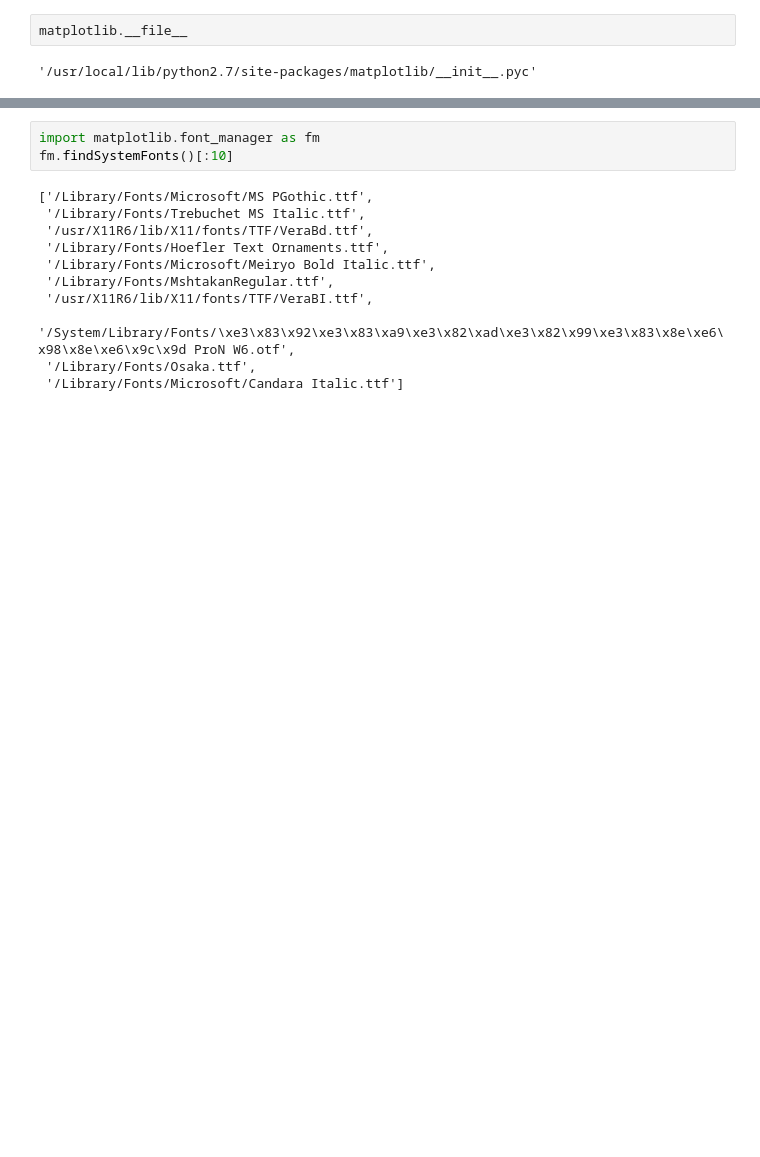
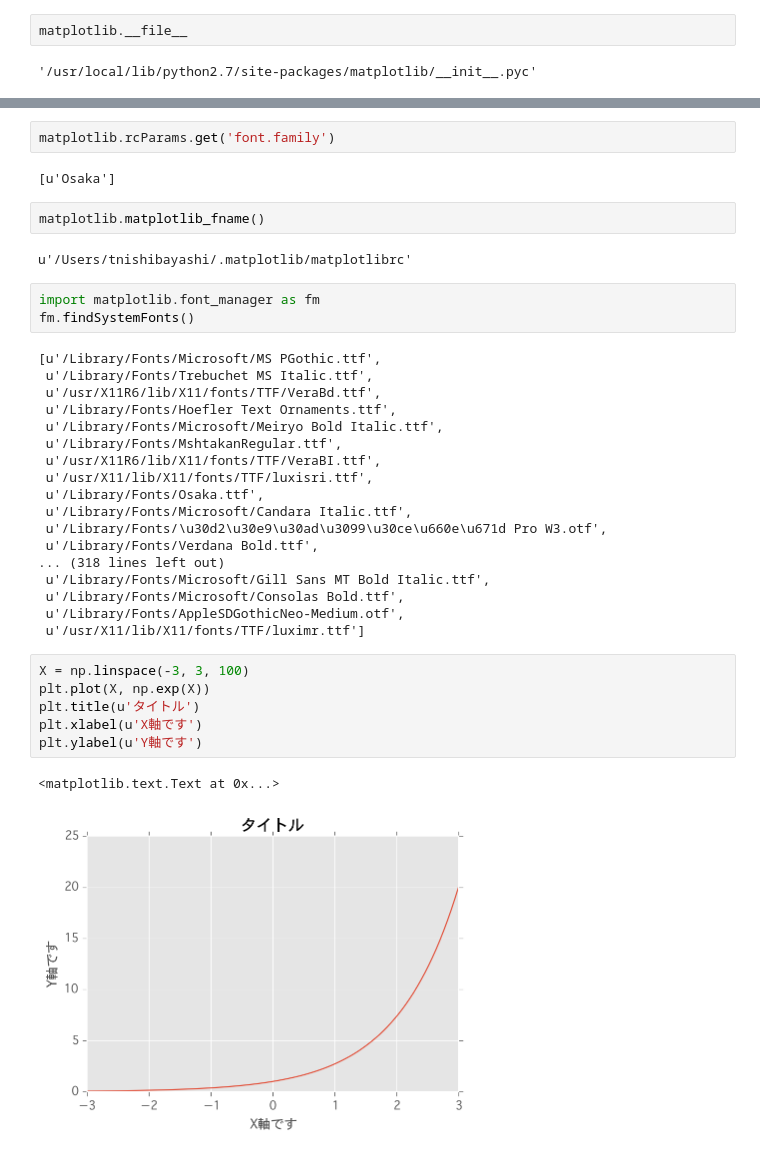
Before and after one commit to hagino3000/ipython-notebook-starter, a Jupyter notebook: notebook_root/Check matplotlib.ipynb, the cells around one changed output, grey strips where cells are left out. Drawn from its saved outputs; the diff is of its cells as text; blank space fills up the shorter version.

```diff
--- a/notebook_root/Check matplotlib.ipynb
+++ b/notebook_root/Check matplotlib.ipynb
@@ -19,14 +19,38 @@ matplotlib.matplotlib_fname()
+# %%
+matplotlib.rcParams.get('font.family')
+# %% [output]
+[u'Osaka']
+# %%
+matplotlib.matplotlib_fname()
+# %% [output]
+u'/Users/tnishibayashi/.matplotlib/matplotlibrc'
 # %%
 import matplotlib.font_manager as fm
-fm.findSystemFonts()[:10]
+fm.findSystemFonts()
 # %% [output]
-['/Library/Fonts/Microsoft/MS PGothic.ttf',
- '/Library/Fonts/Trebuchet MS Italic.ttf',
- '/usr/X11R6/lib/X11/fonts/TTF/VeraBd.ttf',
- '/Library/Fonts/Hoefler Text Ornaments.ttf',
- '/Library/Fonts/Microsoft/Meiryo Bold Italic.ttf',
- '/Library/Fonts/MshtakanRegular.ttf',
- '/usr/X11R6/lib/X11/fonts/TTF/VeraBI.ttf',
- '/System/Library/Fonts/\xe3\x83\x92\xe3\x83\xa9\xe3\x82\xad\xe3\x82\x99\xe3\x83\x8e\xe6\x98\x8e\xe6\x9c\x9d ProN W6.otf',
- '/Library/Fonts/Osaka.ttf',
- '/Library/Fonts/Microsoft/Candara Italic.ttf']
+[u'/Library/Fonts/Microsoft/MS PGothic.ttf',
+ u'/Library/Fonts/Trebuchet MS Italic.ttf',
+ u'/usr/X11R6/lib/X11/fonts/TTF/VeraBd.ttf',
+ u'/Library/Fonts/Hoefler Text Ornaments.ttf',
+ u'/Library/Fonts/Microsoft/Meiryo Bold Italic.ttf',
+ u'/Library/Fonts/MshtakanRegular.ttf',
+ u'/usr/X11R6/lib/X11/fonts/TTF/VeraBI.ttf',
+ u'/usr/X11/lib/X11/fonts/TTF/luxisri.ttf',
+ u'/Library/Fonts/Osaka.ttf',
+ u'/Library/Fonts/Microsoft/Candara Italic.ttf',
+ u'/Library/Fonts/\u30d2\u30e9\u30ad\u3099\u30ce\u660e\u671d Pro W3.otf',
+ u'/Library/Fonts/Verdana Bold.ttf',
+... (318 lines left out)
+ u'/Library/Fonts/Microsoft/Gill Sans MT Bold Italic.ttf',
+ u'/Library/Fonts/Microsoft/Consolas Bold.ttf',
+ u'/Library/Fonts/AppleSDGothicNeo-Medium.otf',
+ u'/usr/X11/lib/X11/fonts/TTF/luximr.ttf']
+# %%
+X = np.linspace(-3, 3, 100)
+plt.plot(X, np.exp(X))
+plt.title(u'タイトル')
+plt.xlabel(u'X軸です')
+plt.ylabel(u'Y軸です')
+# %% [output]
+<matplotlib.text.Text at 0x...>
+[figure, added]
```
Also changed, not shown: parts of 3 cells of this notebook.
